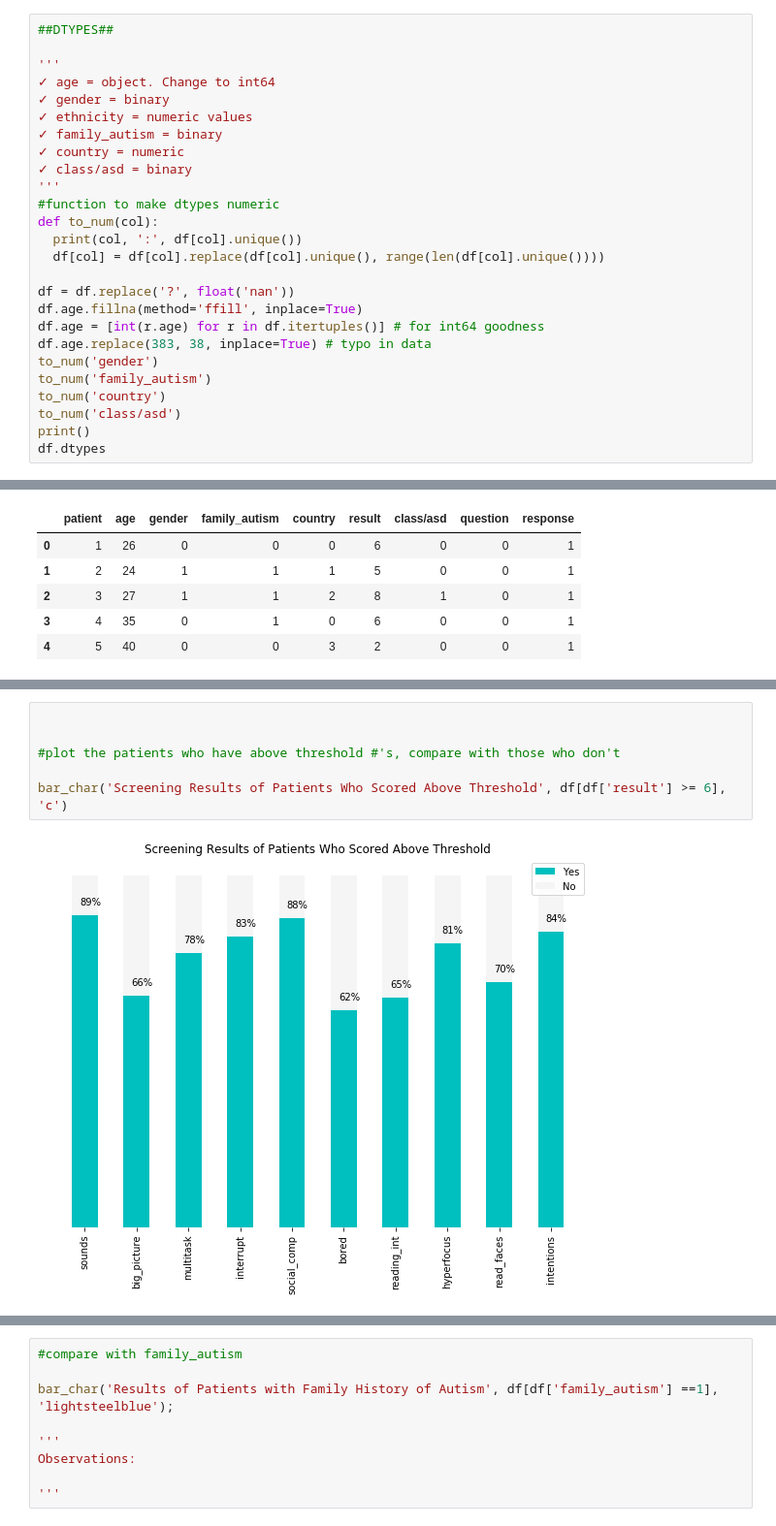
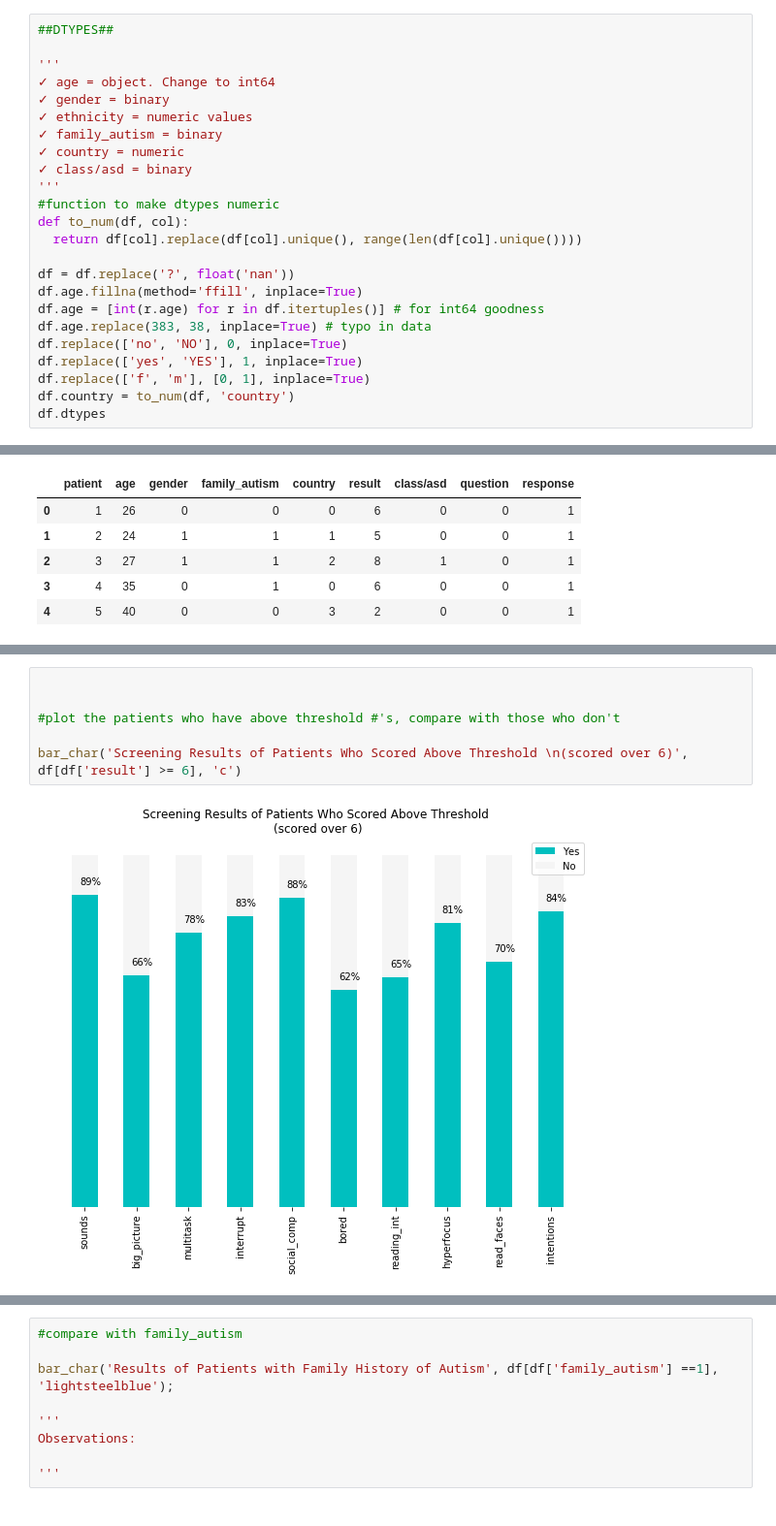
Before and after one commit to LambdaSchool/DS-Unit-1-Sprint-5-Data-Storytelling-Blog-Post, a Jupyter notebook: Autism_Diagnosis_Dataset.ipynb, the cells around one changed output, grey strips where cells are left out. Shown at 97% size. Saved outputs shown, nothing was run; the diff lists cells and outputs as text.

```diff
--- a/Autism_Diagnosis_Dataset.ipynb
+++ b/Autism_Diagnosis_Dataset.ipynb
@@ -45,18 +53,16 @@ df.head()
 ✓ class/asd = binary
 '''
 #function to make dtypes numeric
-def to_num(col):
-  print(col, ':', df[col].unique())
-  df[col] = df[col].replace(df[col].unique(), range(len(df[col].unique())))
+def to_num(df, col):
+  return df[col].replace(df[col].unique(), range(len(df[col].unique())))
 
 df = df.replace('?', float('nan'))
 df.age.fillna(method='ffill', inplace=True)
 df.age = [int(r.age) for r in df.itertuples()] # for int64 goodness
 df.age.replace(383, 38, inplace=True) # typo in data
-to_num('gender')
-to_num('family_autism')
-to_num('country')
-to_num('class/asd')
-print()
+df.replace(['no', 'NO'], 0, inplace=True)
+df.replace(['yes', 'YES'], 1, inplace=True)
+df.replace(['f', 'm'], [0, 1], inplace=True)
+df.country = to_num(df, 'country')
 df.dtypes
 # %% [output]
@@ -218,11 +215,11 @@ bar_char('Comparison of Answers to Screening',df)
 # %%
 
 
 #plot the patients who have above threshold #'s, compare with those who don't
 
-bar_char('Screening Results of Patients Who Scored Above Threshold', df[df['result'] >= 6], 'c')
+bar_char('Screening Results of Patients Who Scored Above Threshold \n(scored over 6)', df[df['result'] >= 6], 'c')
 # %% [output]
-[figure, old version]
+[figure, new version]
 # %%
 #Result less than diagnostic threshold
 
```
Also changed, not shown: parts of 17 cells of this notebook.
